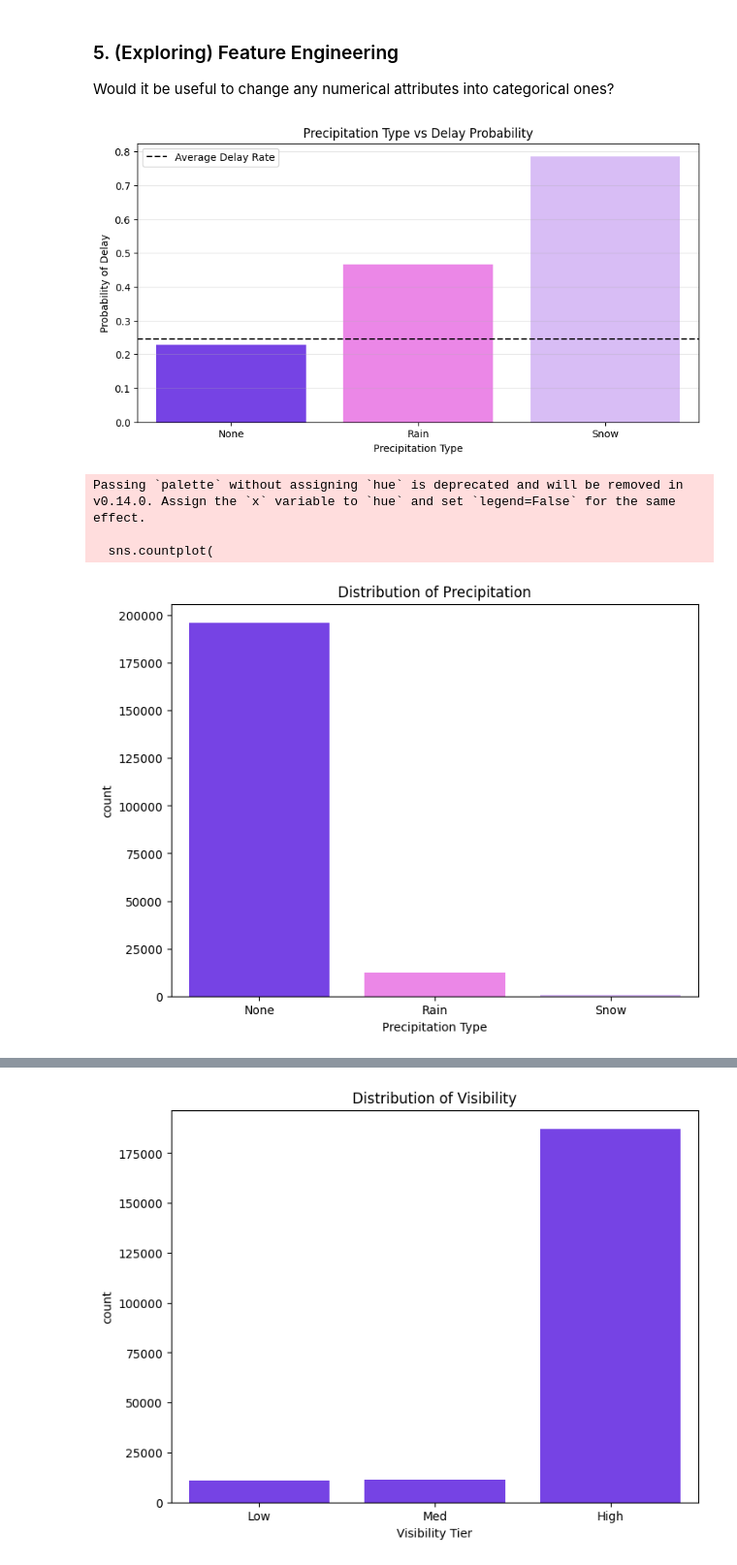
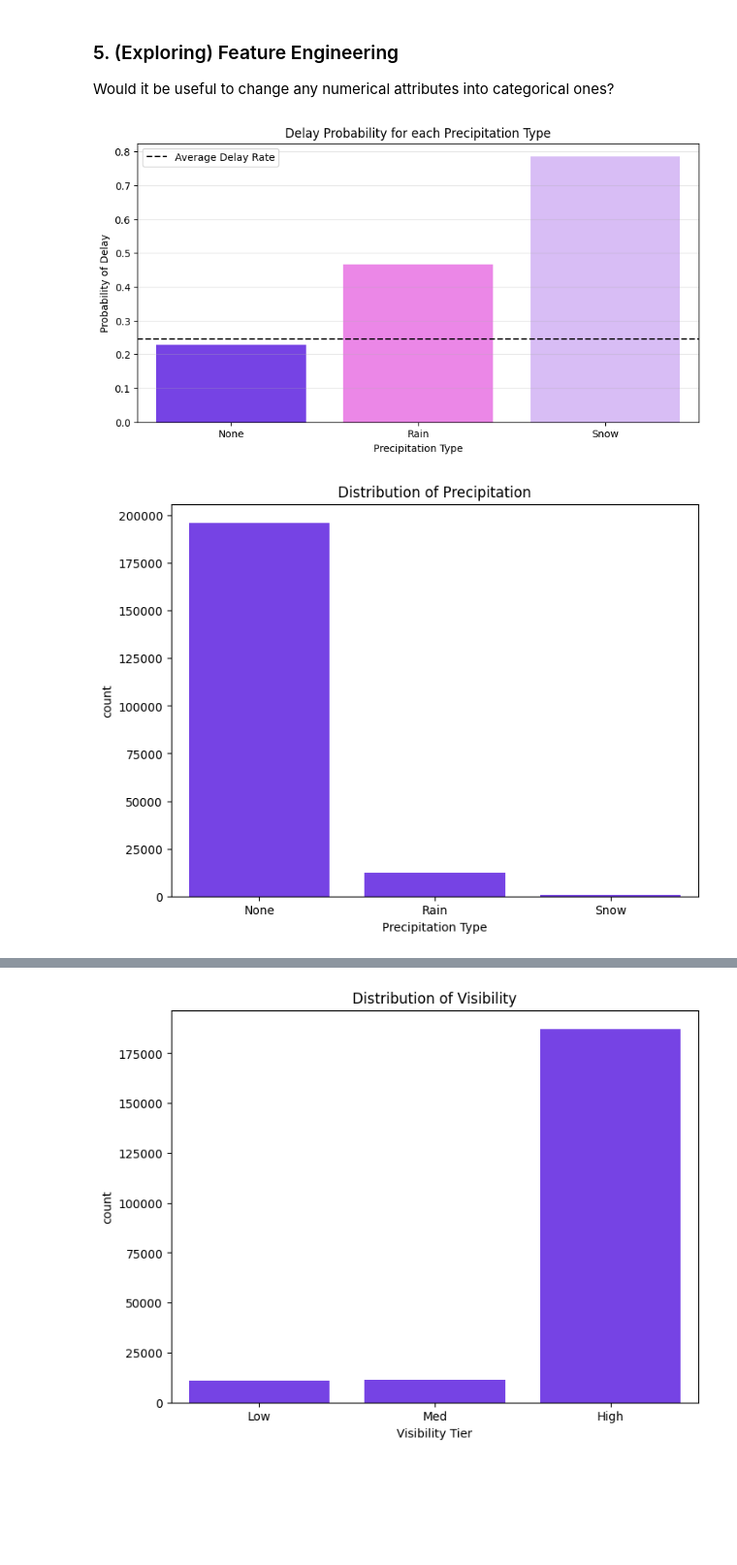
Before and after one commit to lucyg04/nycflights13, a Jupyter notebook: Practical 1/practical1_py.ipynb, the cells around one changed output, grey strips where cells are left out. Shown at 97% size. Saved outputs shown, nothing was run; the diff lists cells and outputs as text; code cells hidden in the pictures; blank space fills up the shorter version.

```diff
--- a/Practical 1/practical1_py.ipynb
+++ b/Practical 1/practical1_py.ipynb
@@ -1344,7 +1344,6 @@ flights_train_copy['precip_cat'] = flights_train_copy['precip_cat'].astype('cate
 plt.figure(figsize=(10, 5))
 vis_rel = flights_train_copy.groupby('precip_cat')['is_delayed'].mean().reindex(['None', 'Rain', 'Snow'])
 
-# Using your purple theme with slight variations to distinguish the three types
 sns.barplot(
     x=vis_rel.index,
     y=vis_rel.values,
@@ -1352,7 +1351,7 @@ sns.barplot(
     palette=['#6c28ff', '#fc76f7', '#d8b4fe']
 )
 
-plt.title('Precipitation Type vs Delay Probability')
+plt.title('Delay Probability for each Precipitation Type')
 plt.ylabel('Probability of Delay')
 plt.xlabel('Precipitation Type')
 plt.axhline(flights_train_copy['is_delayed'].mean(), color="#000000", linestyle='--', label='Average Delay Rate')
@@ -1362,23 +1361,26 @@ plt.show()
 
 # This looks like it would be a valuable transformation to make
 # %% [output]
-[figure, old version]
+[figure, new version]
 # %%
 # Look at the distribution of precipitation type
 plt.figure(figsize=(8, 6))
+
 sns.countplot(
-    data=flights_train_copy, x='precip_cat', palette=['#6c28ff', '#fc76f7', '#d8b4fe'], legend=False)
+    data=flights_train_copy,
+    x='precip_cat',
+    color='#6c28ff',
+    legend=False
+)
 
 plt.title('Distribution of Precipitation')
 plt.xlabel('Precipitation Type')
 plt.show()
 
 # We would impute with 'None' here
+# While the precipitation categories would be a great predictor, the distribution is very imbalanced so it won't have that much influence
 # %% [output]
-Passing `palette` without assigning `hue` is deprecated and will be removed in v0.14.0. Assign the `x` variable to `hue` and set `legend=False` for the same effect.
-
-  sns.countplot(
-[figure, old version]
+[figure, new version]
 # %%
 # Change visib into a categorical feature with 3 bins: low, medium, and high visibility
 bins = [-1, 4, 7, 10]
```
Also changed, not shown: parts of 6 cells of this notebook.
